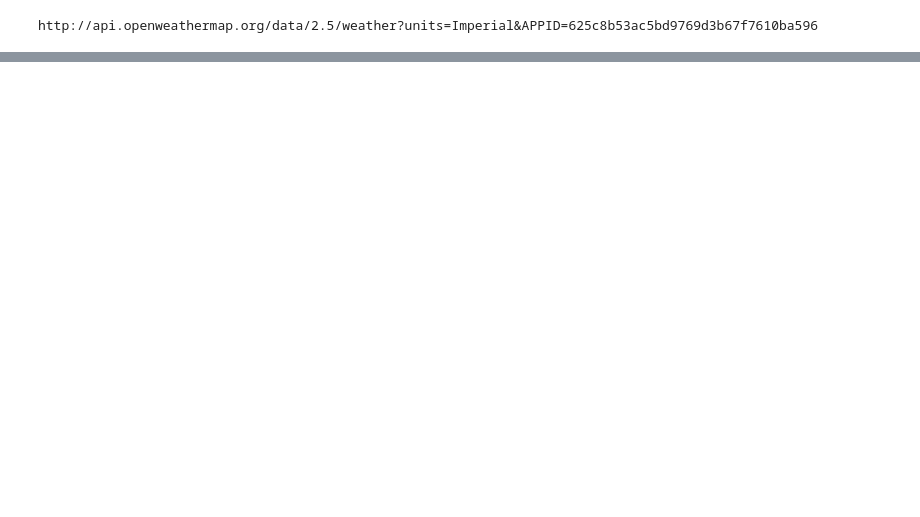
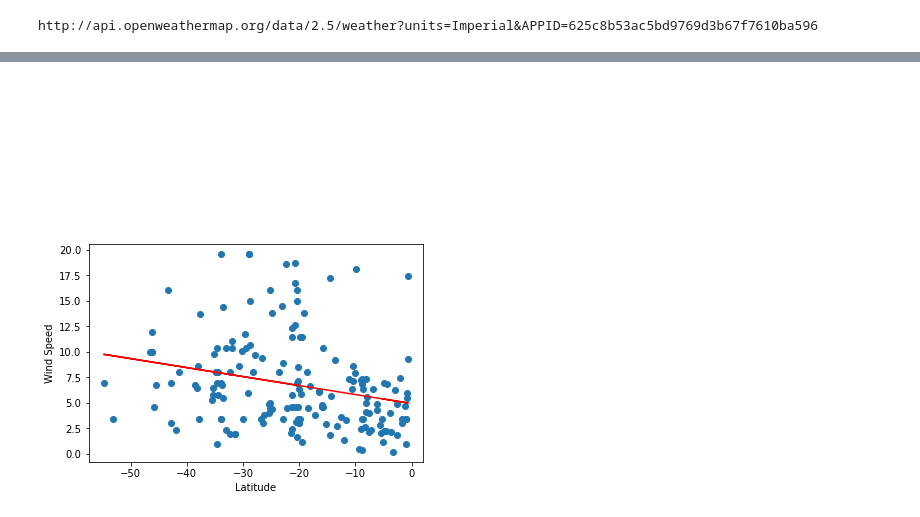
Before and after one commit to Tdookie/World_Weather_Analysis, a Jupyter notebook: WeatherPy.ipynb, the cells around one changed output, grey strips where cells are left out. Cells and saved outputs as stored; diff of their text form; code cells hidden in the pictures; blank space fills up the shorter version.

```diff
--- a/WeatherPy.ipynb
+++ b/WeatherPy.ipynb
@@ -408,6 +407,6 @@ x_values = southern_hemi_df["Lat"]
 y_values = southern_hemi_df["Wind Speed"]
 # Call the function.
 plot_linear_regression(x_values, y_values,
-                       'Linear Regression on the Southern Hemisphere \n
+                       'Linear Regression on the Southern Hemisphere \
                         for Wind Speed', 'Wind Speed',(-50,35))
 # %% [output]
@@ -414,0 +413 @@ SyntaxError: EOL while scanning string literal (<ipython-input-116-8c4f0e57bb27>
+[figure, added]
```
Also changed, not shown: parts of 20 cells of this notebook, 6 other files.
